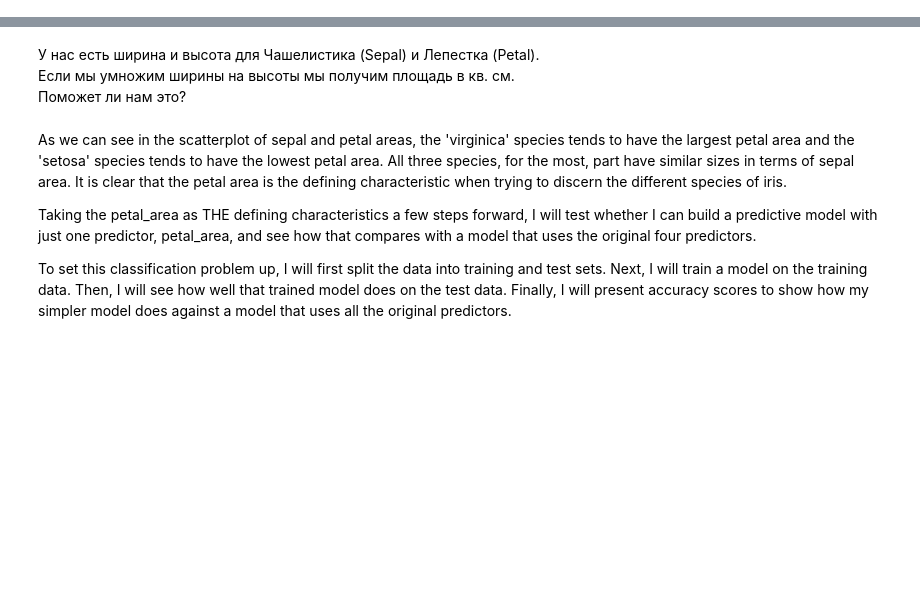
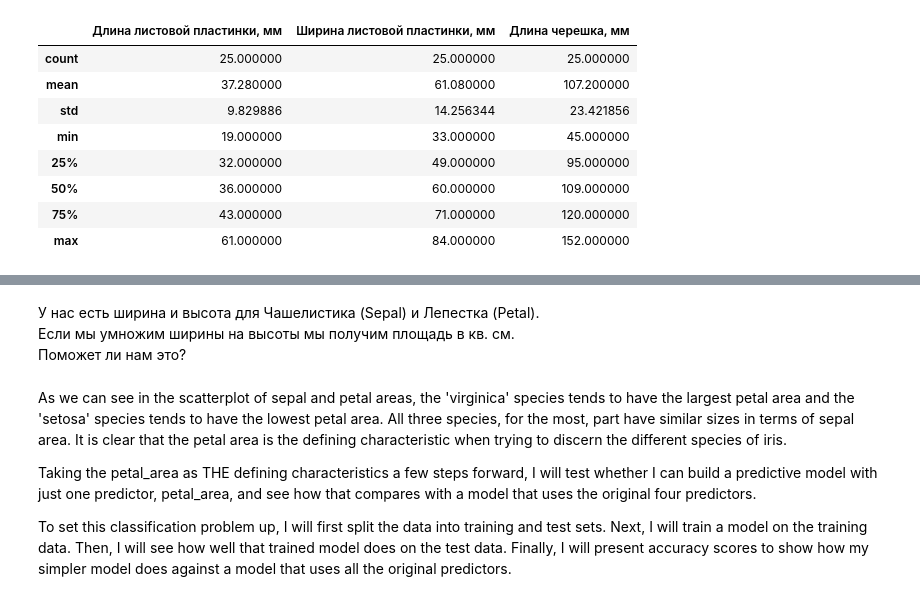
Before and after one commit to Timopheym/NOS, a Jupyter notebook: Iris-seaborn-lr-knn.ipynb, the cells around one changed output, grey strips where cells are left out. Saved outputs shown, nothing was run; the diff lists cells and outputs as text; code cells hidden in the pictures; blank space fills up the shorter version.

```diff
--- a/Iris-seaborn-lr-knn.ipynb
+++ b/Iris-seaborn-lr-knn.ipynb
@@ -24,5 +41,15 @@ iris.info()
 # %%
-iris[iris['Species'] == 'Iris-setosa'].describe()
+iris[iris['Type'] == 'viola'].describe()
 # Средние значения для определенного класса
+# %% [output]
+|  | Длина листовой пластинки, мм | Ширина листовой пластинки, мм | Длина черешка, мм |
+| count | 25.000000 | 25.000000 | 25.000000 |
+| mean | 37.280000 | 61.080000 | 107.200000 |
+| std | 9.829886 | 14.256344 | 23.421856 |
+| min | 19.000000 | 33.000000 | 45.000000 |
+| 25% | 32.000000 | 49.000000 | 95.000000 |
+| 50% | 36.000000 | 60.000000 | 109.000000 |
+| 75% | 43.000000 | 71.000000 | 120.000000 |
+| max | 61.000000 | 84.000000 | 152.000000 |
 # %%
 import seaborn as sns
```
Also changed, not shown: parts of 6 cells of this notebook, 1 other file.
